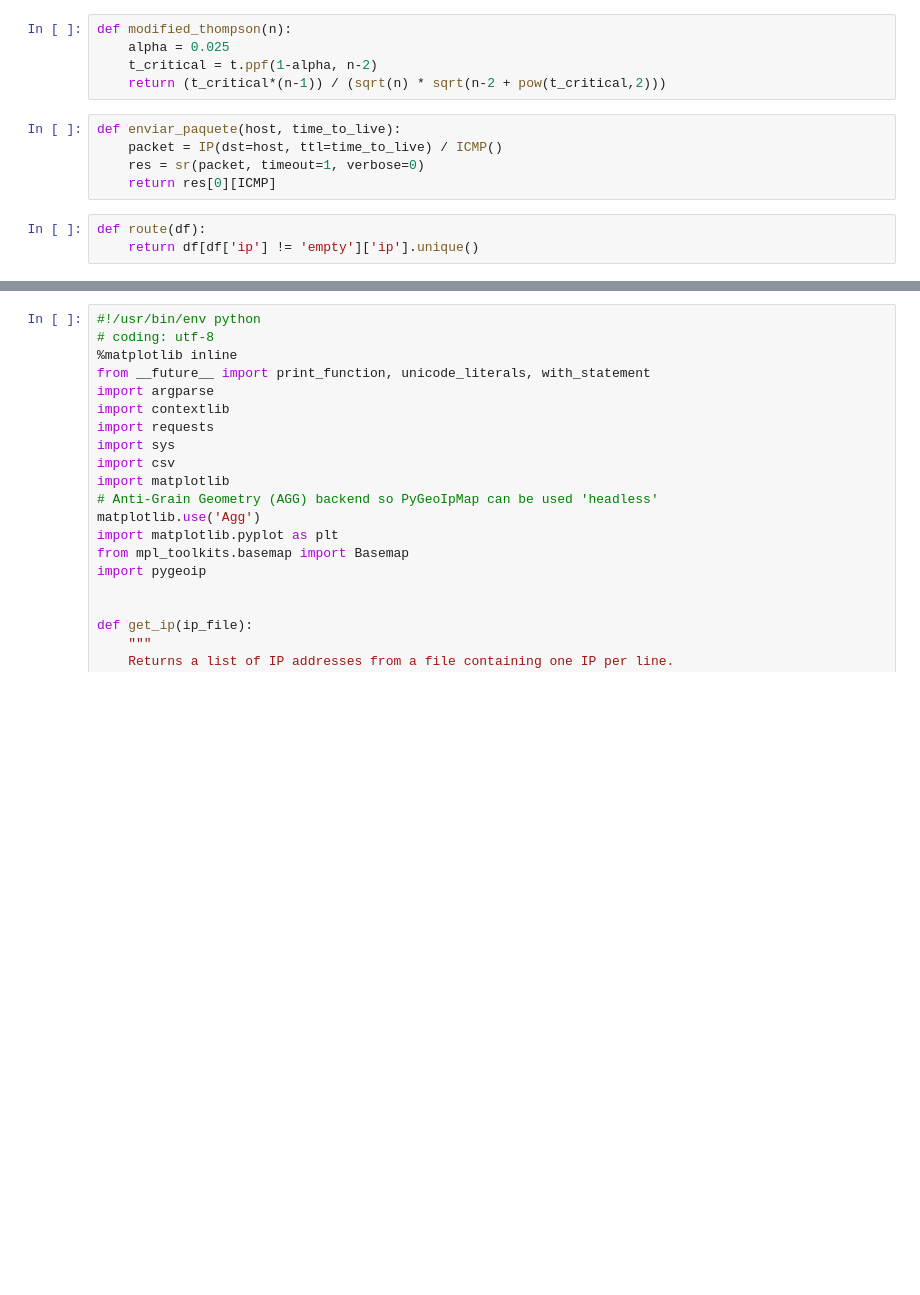
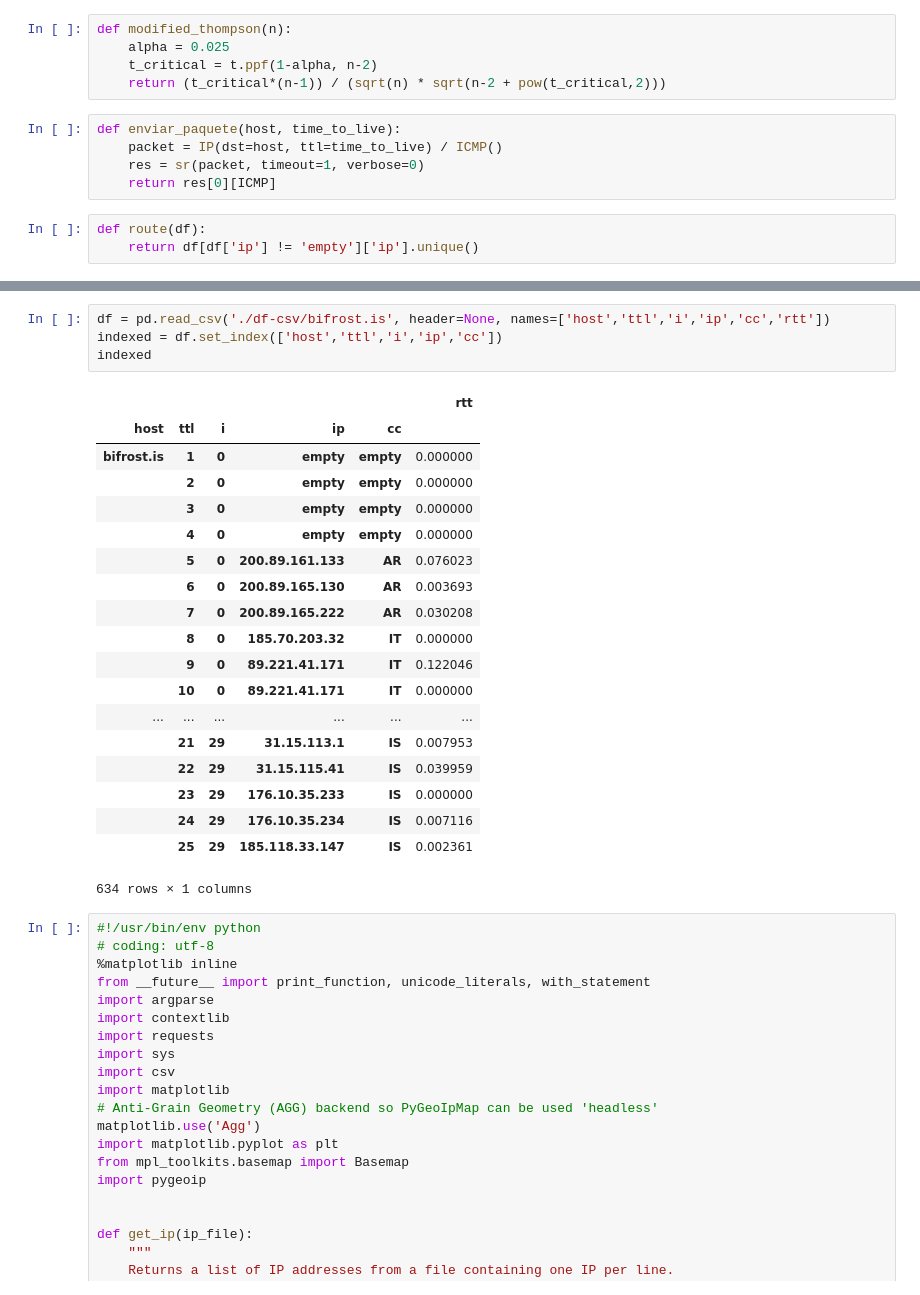
Before and after one commit to calasius/redes, a Jupyter notebook: tp2/calculate_route_outliers.ipynb, the cells around one changed output, grey strips where cells are left out. Drawn from its saved outputs; the diff is of its cells as text; blank space fills up the shorter version.

```diff
--- a/tp2/calculate_route_outliers.ipynb
+++ b/tp2/calculate_route_outliers.ipynb
@@ -99,3 +285,27 @@ array(['200.89.161.81', '200.89.165.1', '200.89.165.250', '67.17.94.249',
+# %%
+df = pd.read_csv('./df-csv/bifrost.is', header=None, names=['host','ttl','i','ip','cc','rtt'])
+indexed = df.set_index(['host','ttl','i','ip','cc'])
+indexed
+# %% [output]
+|  |  |  |  |  | rtt |
+| host | ttl | i | ip | cc |  |
+| bifrost.is | 1 | 0 | empty | empty | 0.000000 |
+|  | 2 | 0 | empty | empty | 0.000000 |
+|  | 3 | 0 | empty | empty | 0.000000 |
+|  | 4 | 0 | empty | empty | 0.000000 |
+|  | 5 | 0 | 200.89.161.133 | AR | 0.076023 |
+|  | 6 | 0 | 200.89.165.130 | AR | 0.003693 |
+|  | 7 | 0 | 200.89.165.222 | AR | 0.030208 |
+|  | 8 | 0 | 185.70.203.32 | IT | 0.000000 |
+|  | 9 | 0 | 89.221.41.171 | IT | 0.122046 |
+|  | 10 | 0 | 89.221.41.171 | IT | 0.000000 |
+| ... | ... | ... | ... | ... | ... |
+|  | 21 | 29 | 31.15.113.1 | IS | 0.007953 |
+|  | 22 | 29 | 31.15.115.41 | IS | 0.039959 |
+|  | 23 | 29 | 176.10.35.233 | IS | 0.000000 |
+|  | 24 | 29 | 176.10.35.234 | IS | 0.007116 |
+|  | 25 | 29 | 185.118.33.147 | IS | 0.002361 |
+634 rows × 1 columns
 # %%
 #!/usr/bin/env python
 # coding: utf-8
```
Also changed, not shown: parts of 26 cells of this notebook, 29 other files.
